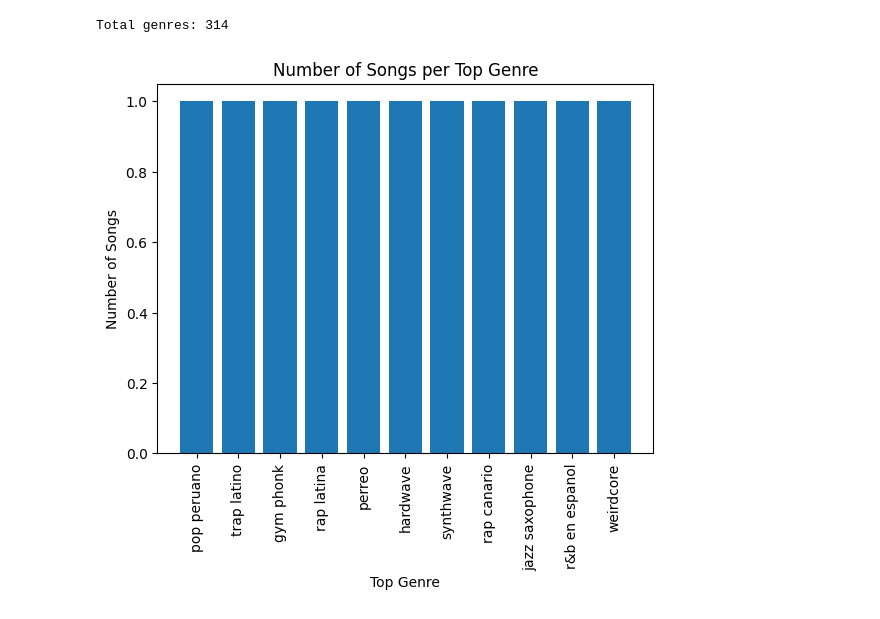
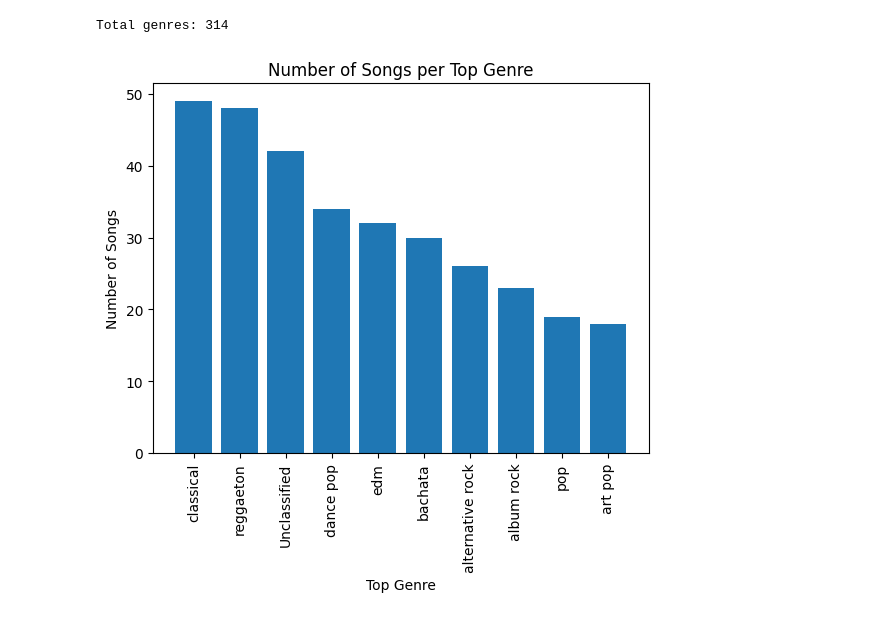
Before and after one commit to FrankFacundo/ComputerScience-Data, a Jupyter notebook: Scripts/python/spotify/genres.ipynb, the cells around one changed output. Saved outputs shown, nothing was run; the diff lists cells and outputs as text; code cells hidden in the pictures.

```diff
--- a/Scripts/python/spotify/genres.ipynb
+++ b/Scripts/python/spotify/genres.ipynb
@@ -21,0 +9,2 @@ for song in loaded_song_list.values():
+# %%
+mm = Analysis()
@@ -22,33 +30,25 @@ for song in loaded_song_list.values():
 # %%
 import matplotlib.pyplot as plt
 
-# Count the number of songs for each top genre
-genre_counts = {}
-for song in loaded_song_list.values():
-    genre = song.top_genre
-    if genre in genre_counts:
-        genre_counts[genre] += 1
-    else:
-        genre_counts[genre] = 1
-
-# Sort the genre counts in decreasing order
-sorted_genre_counts = sorted(genre_counts.items(), key=lambda x: x[1], reverse=True)
+sorted_genre_counts = mm.get_top_genre_counts()
 
 # Extract the genres and counts for the bar chart
 total_genres = len(sorted_genre_counts)
 print(f"Total genres: {total_genres}")
-bottom_limit = total_genres - 171
-upper_limit = total_genres - 160
+# bottom_limit = total_genres - 171
+# upper_limit = total_genres - 160
+bottom_limit = 0
+upper_limit = 10
 genres = [genre for genre, count in sorted_genre_counts[bottom_limit:upper_limit]]  # Limit the x axis with the first 20 elements
 counts = [count for genre, count in sorted_genre_counts[bottom_limit:upper_limit]]  # Limit the x axis with the first 20 elements
 
 # Create the bar chart
 plt.bar(genres, counts)
 plt.xlabel('Top Genre')
 plt.ylabel('Number of Songs')
 plt.title('Number of Songs per Top Genre')
 plt.xticks(rotation=90)
 plt.show()
 # %% [output]
 Total genres: 314
-[figure, old version]
+[figure, new version]
```
Also changed, not shown: parts of 24 cells of this notebook, 1 other file.
